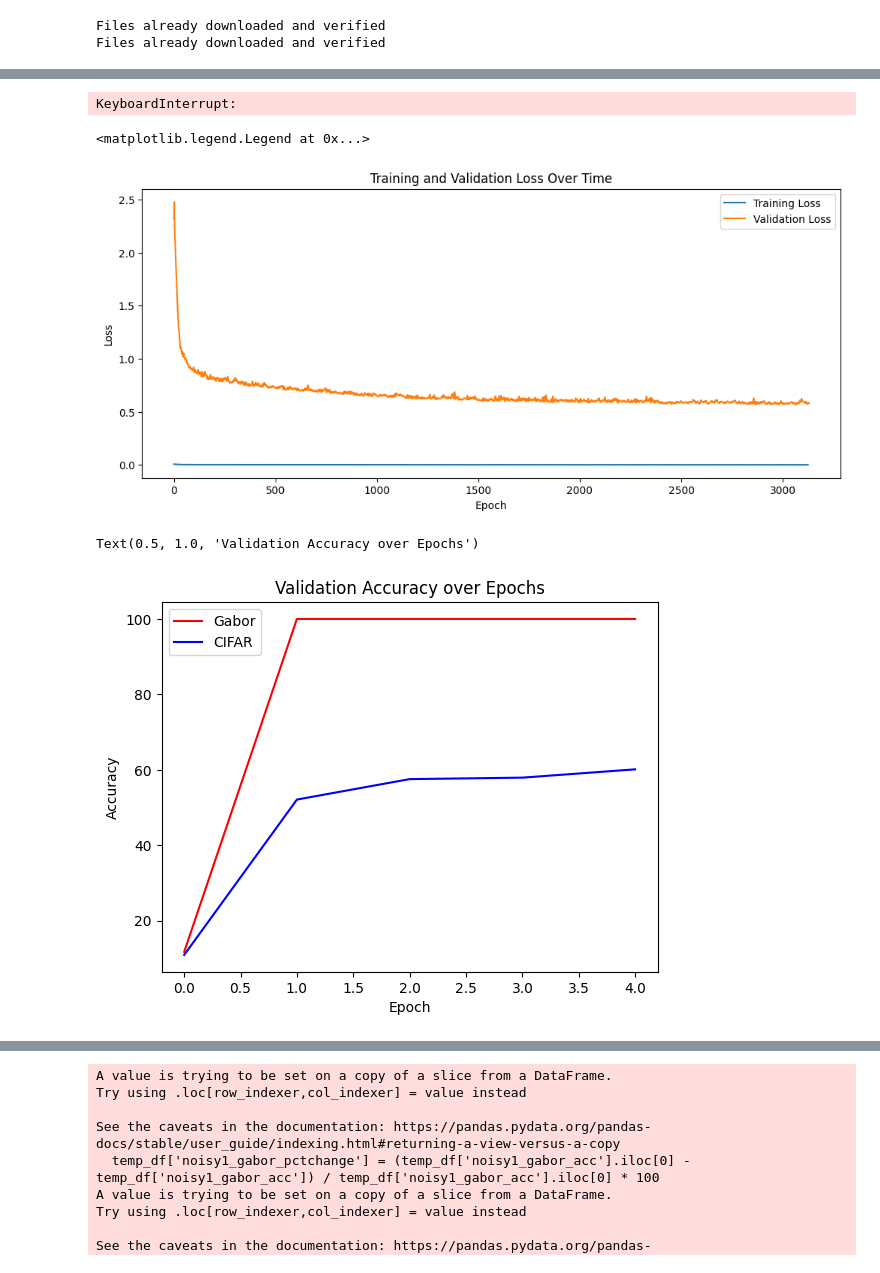
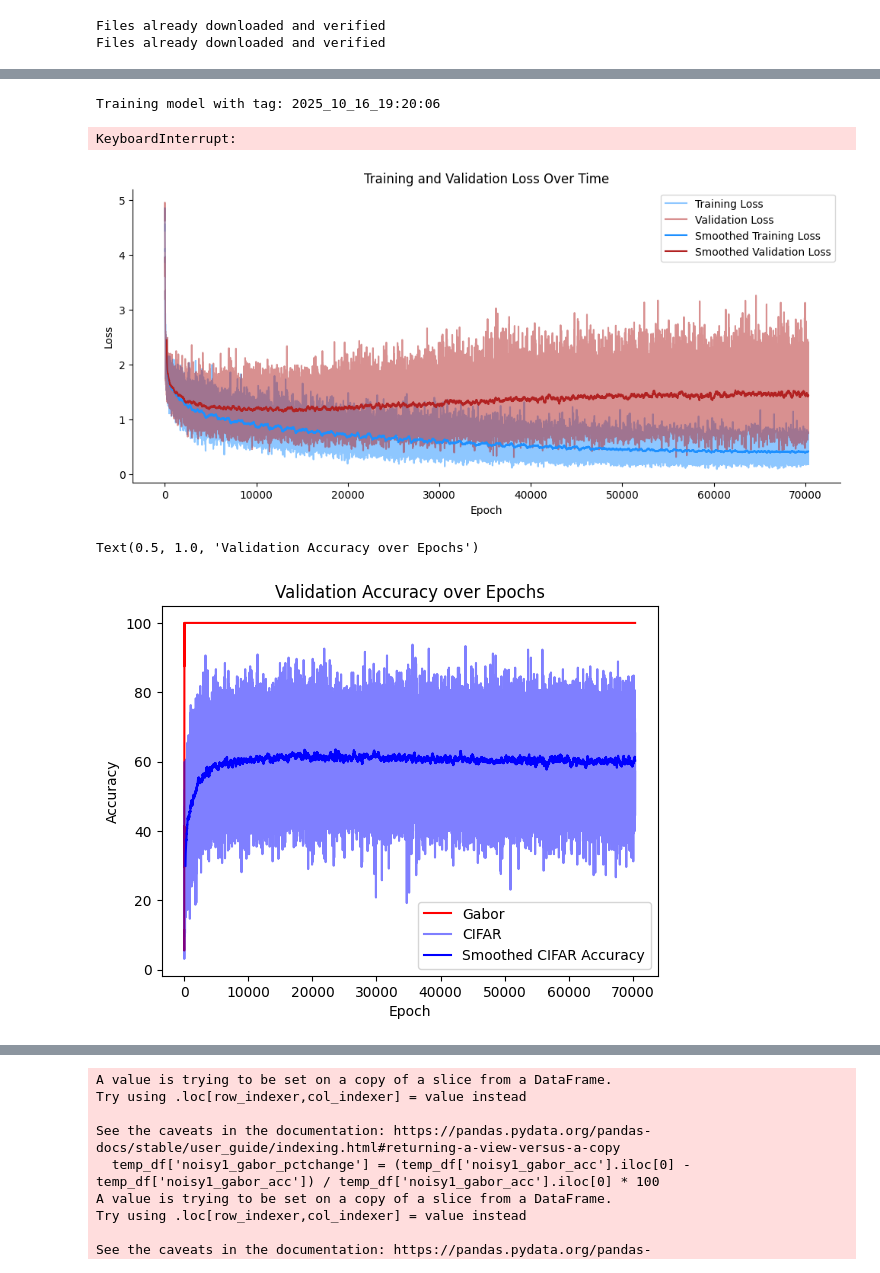
Before and after one commit to sherafatia/v1dd-public, a Jupyter notebook: notebooks/modeling.ipynb, the cells around one changed output, grey strips where cells are left out. Drawn from its saved outputs; the diff is of its cells as text; code cells hidden in the pictures.

Commit message:
improving the modeling ???

```diff
--- a/notebooks/modeling.ipynb
+++ b/notebooks/modeling.ipynb
@@ -27,19 +27,19 @@ transform_cifar = transforms.Compose([
     transforms.Normalize((0.5,), (0.5,))
 ])
 
-batch_size = 128
+batch_size = 64
 
 ## Load CIFAR-10 dataset (training = 50,000 images, test = 10,000 images)
 
 cifar_trainset = torchvision.datasets.CIFAR10(root='./data', train=True, download=True, transform=transform_cifar)
 cifar_testset = torchvision.datasets.CIFAR10(root='./data', train=False, download=True, transform=transform_cifar)
-cifar_trainset, cifar_valset = random_split(cifar_trainset, [int(len(cifar_trainset) * 0.8), int(len(cifar_trainset) * 0.2)])
+cifar_trainset, cifar_valset = random_split(cifar_trainset, [int(len(cifar_trainset) * 0.9), int(len(cifar_trainset) * 0.1)])
 cifar_train_loader = DataLoader(cifar_trainset, batch_size=batch_size, shuffle=True)    # shape = (40000, 1, 32, 32)
 cifar_val_loader = DataLoader(cifar_valset, batch_size=batch_size, shuffle=False)
 cifar_test_loader = DataLoader(cifar_testset, batch_size=batch_size, shuffle=False)
 
-gabor_trainset = modeling.GaborDataset(num_images=40000, img_size=32, orientations=10, frequencies=[0.08, 0.04], add_noise=True, noise_level=0.1)
-gabor_valset = modeling.GaborDataset(num_images=10000, img_size=32, orientations=10, frequencies=[0.08, 0.04], add_noise=True, noise_level=0.1)
+gabor_trainset = modeling.GaborDataset(num_images=45000, img_size=32, orientations=10, frequencies=[0.08, 0.04], add_noise=True, noise_level=0.1)
+gabor_valset = modeling.GaborDataset(num_images=5000, img_size=32, orientations=10, frequencies=[0.08, 0.04], add_noise=True, noise_level=0.1)
 gabor_testset = modeling.GaborDataset(num_images=10000, img_size=32, orientations=10, frequencies=[0.08, 0.04], add_noise=True, noise_level=0.1)
 gabor_train_loader = DataLoader(gabor_trainset, batch_size=batch_size, shuffle=True)
 gabor_val_loader = DataLoader(gabor_valset, batch_size=batch_size, shuffle=False)
@@ -61,36 +105,51 @@ Files already downloaded and verified
 model = modeling.ConvNet(in_channels=1, height=32, width=32)
 model, train_losses, val_losses, gabor_vals, cifar_vals = modeling.train_model(
     model,
-    combined_loader,
-    combined_val_loader=combined_val_loader,
-    gabor_val_loader=gabor_val_loader,
-    cifar_val_loader=cifar_val_loader,
-    num_epochs=10
+    train_loader=combined_loader,
+    batch_size=64,
+    probe_size=64,
+    val_dataset=combined_valset,
+    num_epochs=35,
     )
 # %% [output]
-KeyboardInterrupt:
+Training model with tag: 2025_10_16_19:20:06
+KeyboardInterrupt:
 # %%
 fig, axs = plt.subplots(1, 1, figsize=(12, 5))
-axs.plot(train_losses, label="Training Loss")
-axs.plot(val_losses, label="Validation Loss")
+axs.plot(train_losses, label="Training Loss", color='dodgerblue', alpha=0.5)
+axs.plot(val_losses, label="Validation Loss", color='firebrick', alpha=0.5)
+
+# plot smoothed losses
+window_size = 200
+train_losses_smooth = np.convolve(train_losses, np.ones(window_size)/window_size, mode='valid')
+val_losses_smooth = np.convolve(val_losses, np.ones(window_size)/window_size, mode='valid')
+axs.plot(range(window_size - 1, len(train_losses)), train_losses_smooth, label="Smoothed Training Loss", color='dodgerblue')
+axs.plot(range(window_size - 1, len(val_losses)), val_losses_smooth, label="Smoothed Validation Loss", color='firebrick')
 axs.set_xlabel("Epoch")
 axs.set_ylabel("Loss")
 axs.set_title("Training and Validation Loss Over Time")
 axs.legend()
+# axs.set_xlim(0, 10000)
+plt.gca().spines[['top', 'right']].set_visible(False)
 # %% [output]
-<matplotlib.legend.Legend at 0x...>
-[figure, old version]
+[figure, new version]
 # %%
-plt.plot(gabor_vals, label='Gabor', color='red')
-plt.plot(cifar_vals, label='CIFAR', color='blue')
+plt.plot(gabor_vals, label='Gabor', color='red', alpha=1)
+plt.plot(cifar_vals, label='CIFAR', color='blue', alpha=0.5)
+
+# plot smoothed accuracies
+window_size = 200
+cifar_vals_smooth = np.convolve(cifar_vals, np.ones(window_size)/window_size, mode='valid')
+plt.plot(range(window_size - 1, len(cifar_vals)), cifar_vals_smooth, label="Smoothed CIFAR Accuracy", color='blue')
 
 plt.xlabel('Epoch')
 plt.ylabel('Accuracy')
 plt.legend()
+# plt.xlim(-10, 200)
 plt.title('Validation Accuracy over Epochs')
 # %% [output]
 Text(0.5, 1.0, 'Validation Accuracy over Epochs')
-[figure, old version]
+[figure, new version]
 # %%
 noise_results = {
     'noise_level': [],
```
Also changed, not shown: parts of 13 cells of this notebook, 1 other file.
